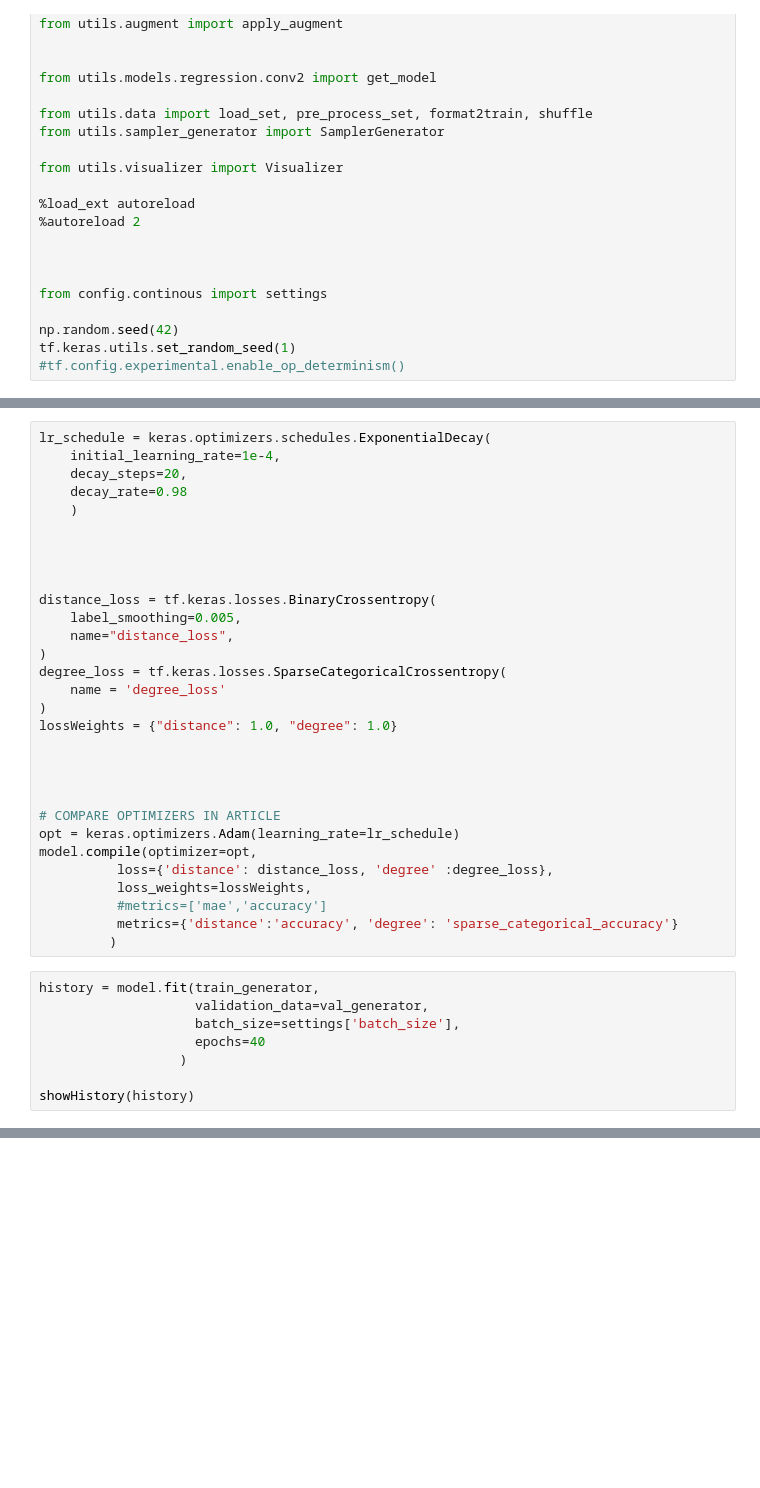
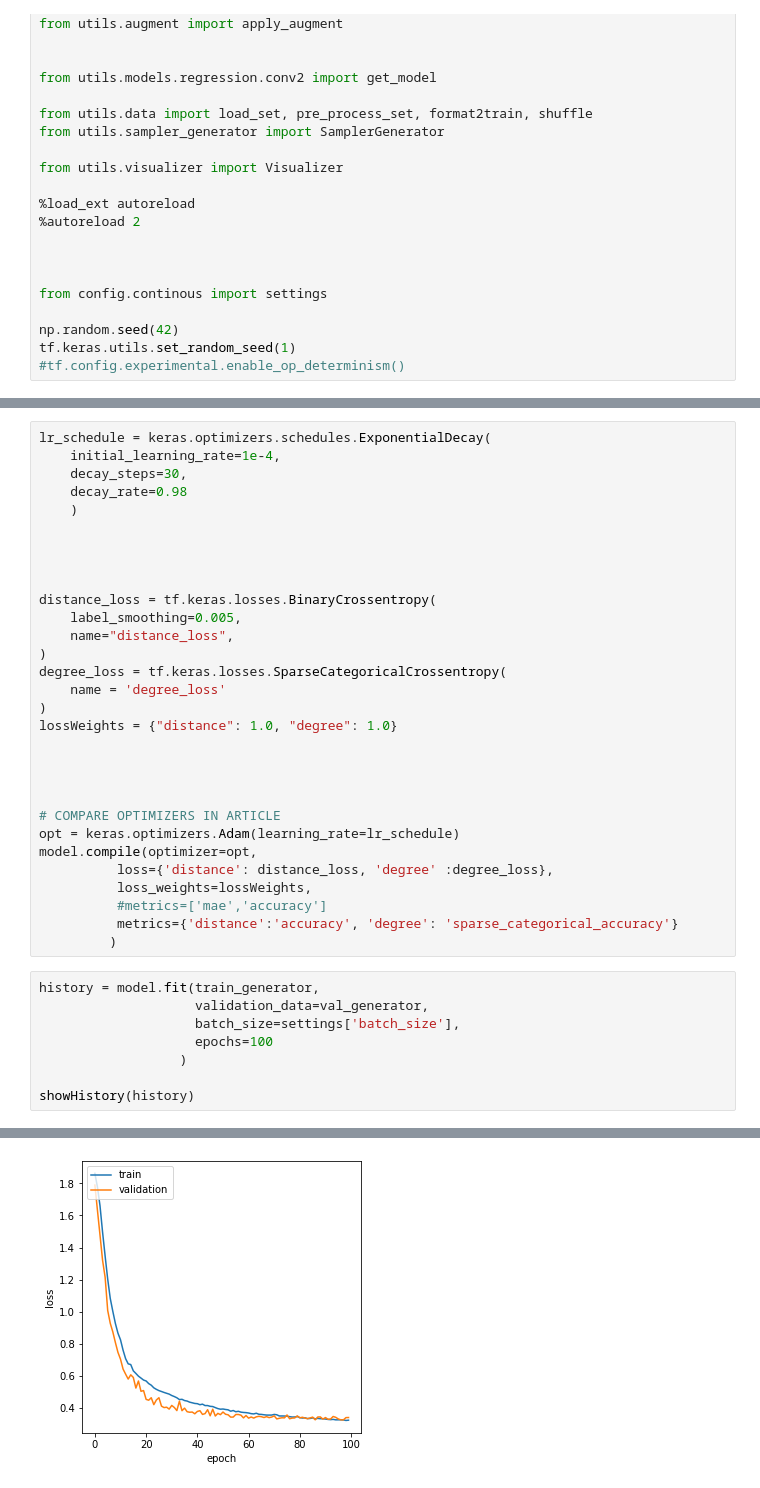
Before and after one commit to nemesgyadam/Armband, a Jupyter notebook: notebooks/train_continous.ipynb, the cells around one changed output, grey strips where cells are left out. Drawn from its saved outputs; the diff is of its cells as text; blank space fills up the shorter version.

```diff
--- a/notebooks/train_continous.ipynb
+++ b/notebooks/train_continous.ipynb
@@ -65,7 +123,7 @@ model.outputs
 # %%
 lr_schedule = keras.optimizers.schedules.ExponentialDecay(
     initial_learning_rate=1e-4,
-    decay_steps=20,
+    decay_steps=30,
     decay_rate=0.98
     )
 
@@ -96,7 +154,8 @@ model.compile(optimizer=opt,
 history = model.fit(train_generator,
                     validation_data=val_generator,
                     batch_size=settings['batch_size'],
-                    epochs=40
+                    epochs=100
                   )
 
 showHistory(history)
+# %% [output]
@@ -102,0 +179 @@ showHistory(history)
+[figure, added]
```
Also changed, not shown: parts of 5 cells of this notebook, 19 other files.
